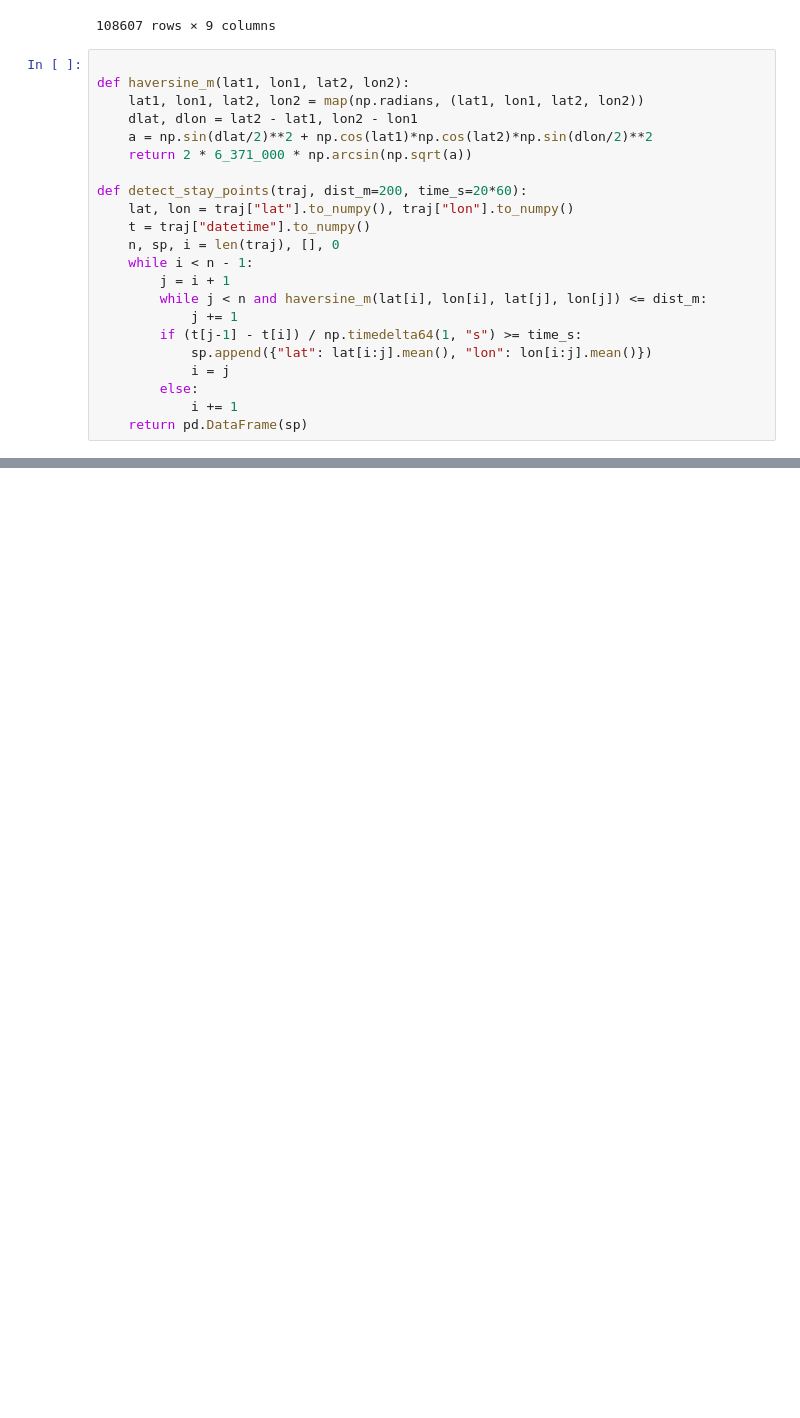
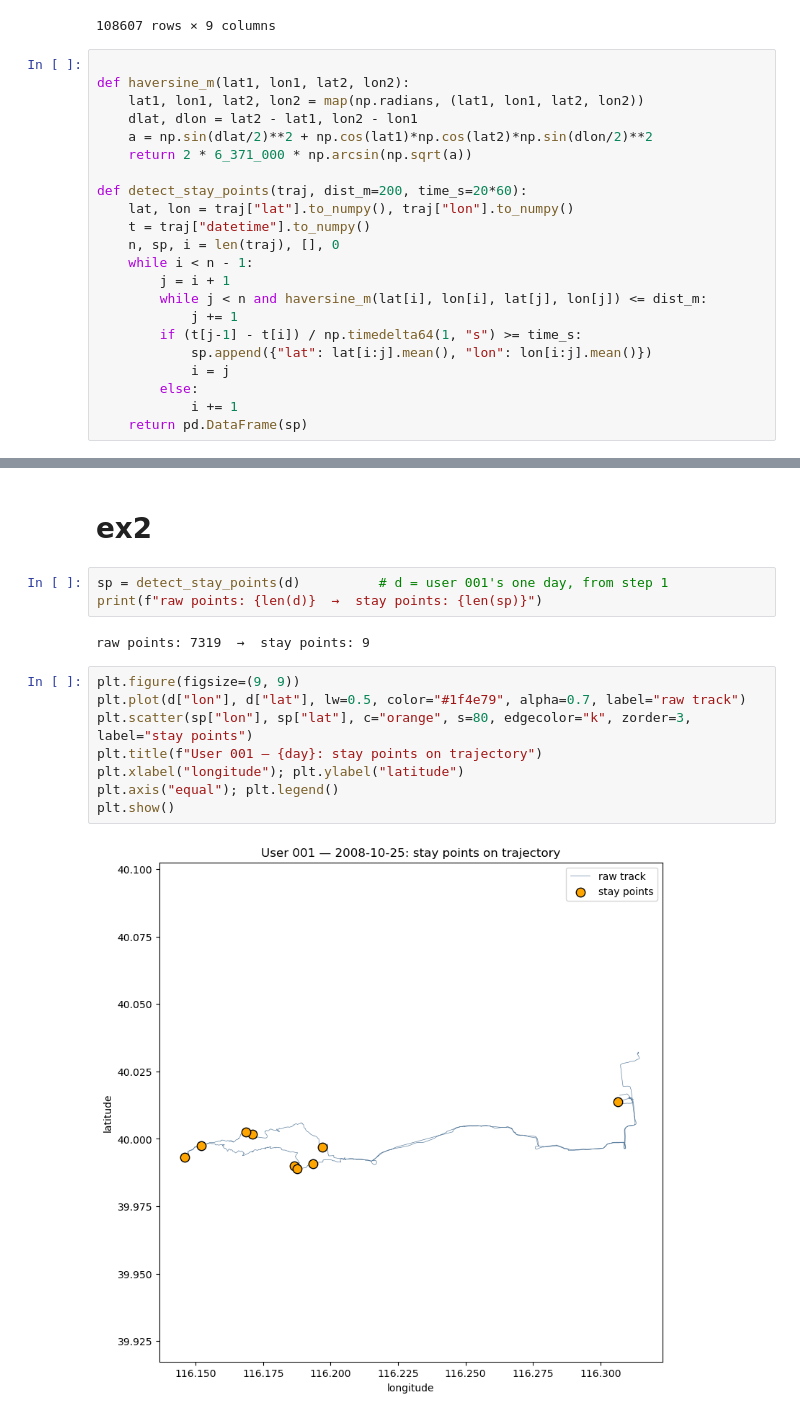
Before and after one commit to PaPeK/teaching_SoSe26_mobHumAni_exercises, a Jupyter notebook: notebooks/geolife_trajectories.ipynb, the cells around one changed output, grey strips where cells are left out. Saved outputs shown, nothing was run; the diff lists cells and outputs as text; blank space fills up the shorter version.

```diff
--- a/notebooks/geolife_trajectories.ipynb
+++ b/notebooks/geolife_trajectories.ipynb
@@ -76,0 +116,17 @@ def detect_stay_points(traj, dist_m=200, time_s=20*60):
+# %% [markdown]
+# ex2
+# %%
+sp = detect_stay_points(d)          # d = user 001's one day, from step 1
+print(f"raw points: {len(d)}  →  stay points: {len(sp)}")
+# %% [output]
+raw points: 7319  →  stay points: 9
+# %%
+plt.figure(figsize=(9, 9))
+plt.plot(d["lon"], d["lat"], lw=0.5, color="#1f4e79", alpha=0.7, label="raw track")
+plt.scatter(sp["lon"], sp["lat"], c="orange", s=80, edgecolor="k", zorder=3, label="stay points")
+plt.title(f"User 001 — {day}: stay points on trajectory")
+plt.xlabel("longitude"); plt.ylabel("latitude")
+plt.axis("equal"); plt.legend()
+plt.show()
+# %% [output]
+[figure, added]
```
Also changed, not shown: parts of 14 cells of this notebook, 2 other files.
